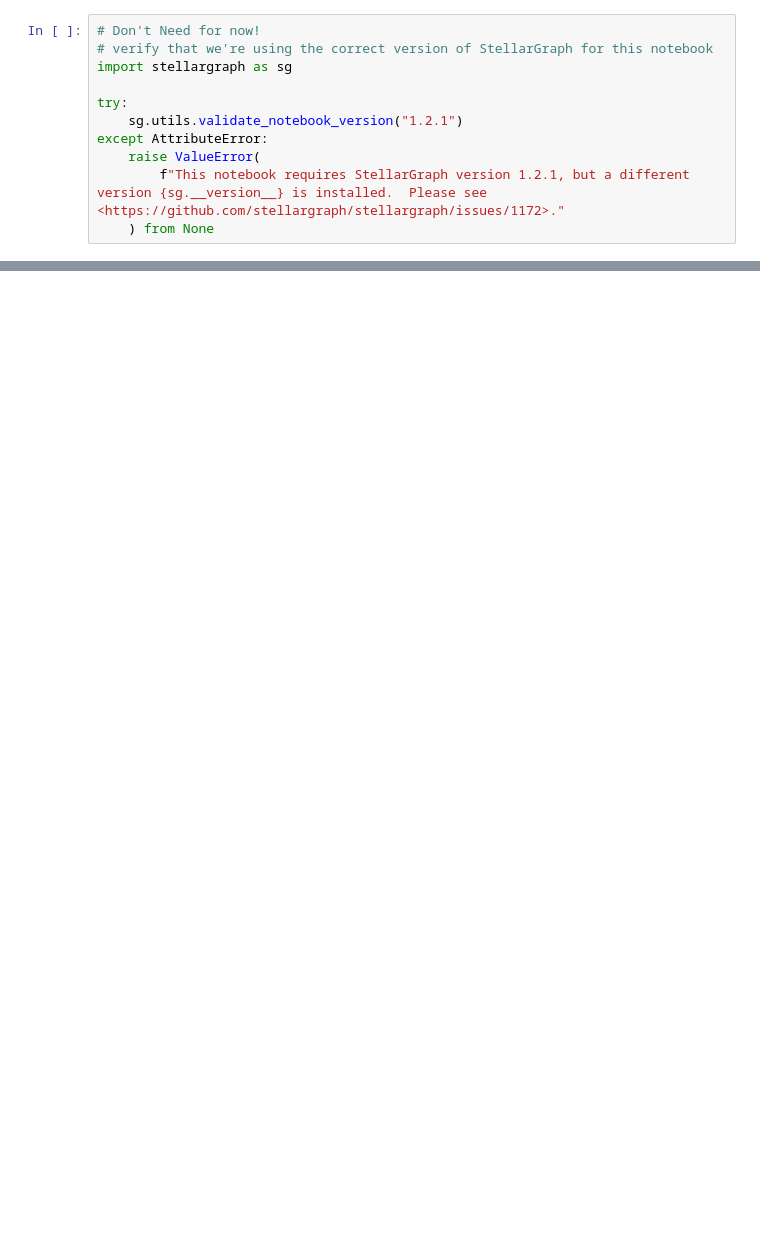
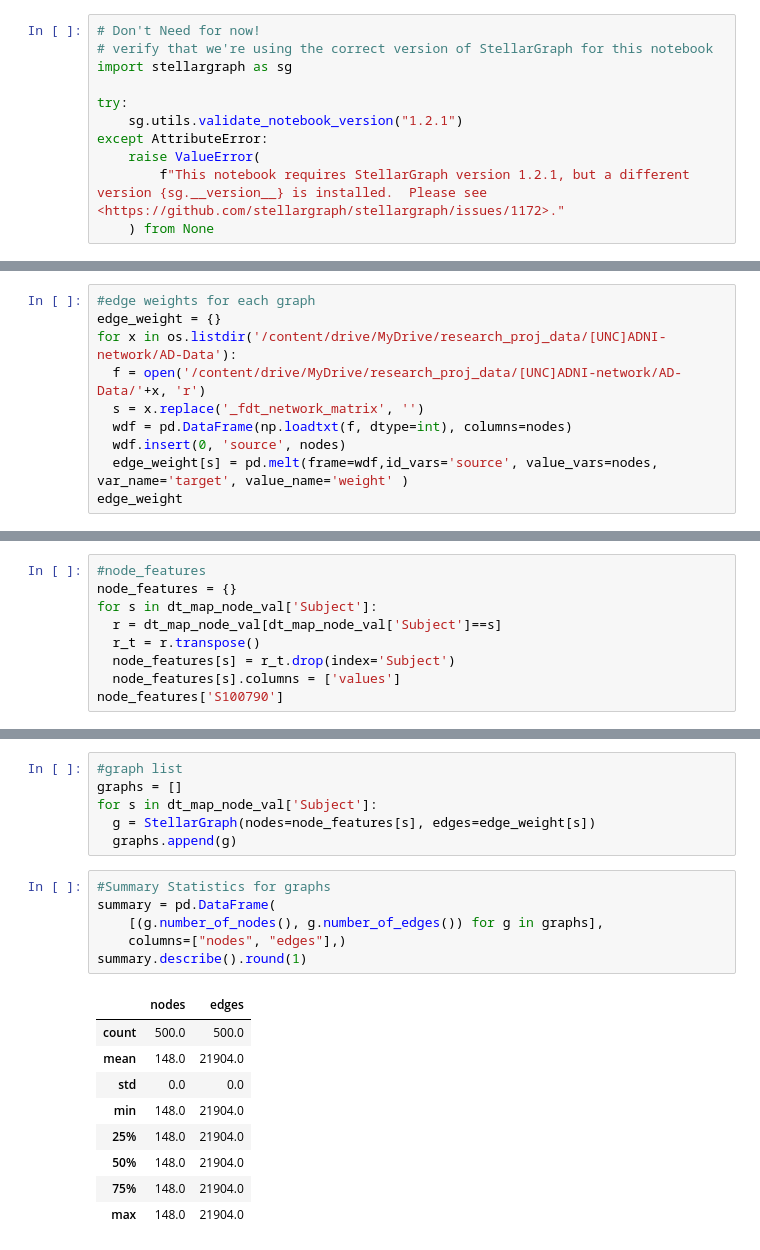
Before and after one commit to seungjoo612/brain-graph-classification, a Jupyter notebook: data_processing.ipynb, the cells around one changed output, grey strips where cells are left out. Drawn from its saved outputs; the diff is of its cells as text; blank space fills up the shorter version.

```diff
--- a/data_processing.ipynb
+++ b/data_processing.ipynb
@@ -125,0 +96,10 @@ dTS
+# %%
+#edge weights for each graph
+edge_weight = {}
+for x in os.listdir('/content/drive/MyDrive/research_proj_data/[UNC]ADNI-network/AD-Data'):
+  f = open('/content/drive/MyDrive/research_proj_data/[UNC]ADNI-network/AD-Data/'+x, 'r')
+  s = x.replace('_fdt_network_matrix', '')
+  wdf = pd.DataFrame(np.loadtxt(f, dtype=int), columns=nodes)
+  wdf.insert(0, 'source', nodes)
+  edge_weight[s] = pd.melt(frame=wdf,id_vars='source', value_vars=nodes, var_name='target', value_name='weight' )
+edge_weight
@@ -125,0 +124,9 @@ dTS
+# %%
+#node_features
+node_features = {}
+for s in dt_map_node_val['Subject']:
+  r = dt_map_node_val[dt_map_node_val['Subject']==s]
+  r_t = r.transpose()
+  node_features[s] = r_t.drop(index='Subject')
+  node_features[s].columns = ['values']
+node_features['S100790']
@@ -125,0 +147,22 @@ dTS
+# %%
+#graph list
+graphs = []
+for s in dt_map_node_val['Subject']:
+  g = StellarGraph(nodes=node_features[s], edges=edge_weight[s])
+  graphs.append(g)
+# %%
+#Summary Statistics for graphs
+summary = pd.DataFrame(
+    [(g.number_of_nodes(), g.number_of_edges()) for g in graphs],
+    columns=["nodes", "edges"],)
+summary.describe().round(1)
+# %% [output]
+|  | nodes | edges |
+| count | 500.0 | 500.0 |
+| mean | 148.0 | 21904.0 |
+| std | 0.0 | 0.0 |
+| min | 148.0 | 21904.0 |
+| 25% | 148.0 | 21904.0 |
+| 50% | 148.0 | 21904.0 |
+| 75% | 148.0 | 21904.0 |
+| max | 148.0 | 21904.0 |
```
Also changed, not shown: parts of 29 cells of this notebook.
